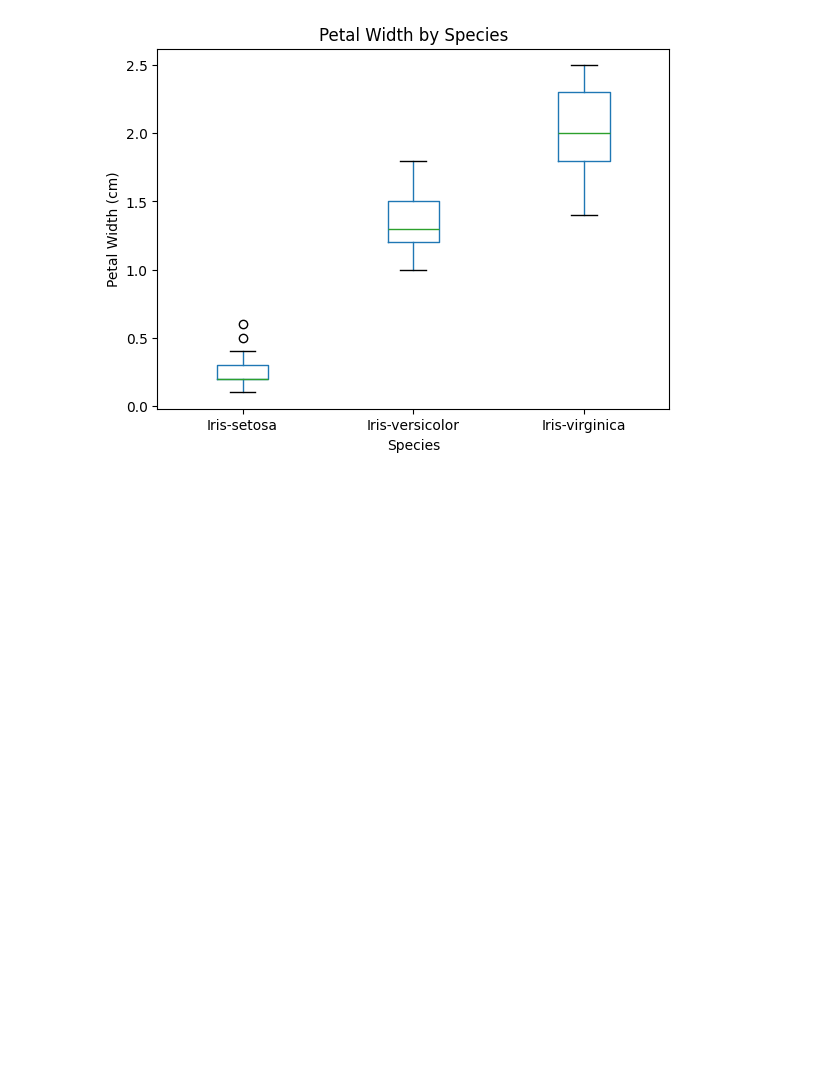
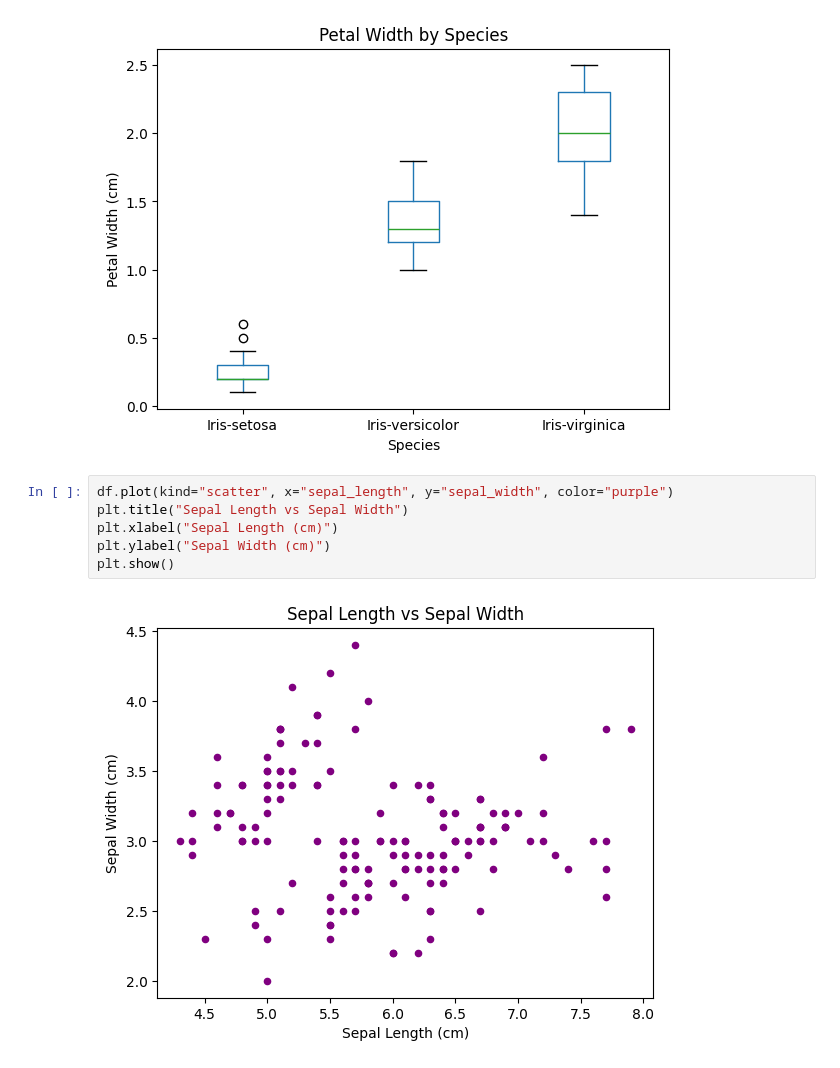
Before and after one commit to DavisReinhard/iris-analysis-group1, a Jupyter notebook: iris_project.ipynb, the cells around one changed output. Saved outputs shown, nothing was run; the diff lists cells and outputs as text; blank space fills up the shorter version.

Commit message:
With Scatter Plots Included

```diff
--- a/iris_project.ipynb
+++ b/iris_project.ipynb
@@ -391,3 +391,11 @@ plt.ylabel("Petal Width (cm)")
 plt.show()
 # %% [output]
 [figure]
+# %%
+df.plot(kind="scatter", x="sepal_length", y="sepal_width", color="purple")
+plt.title("Sepal Length vs Sepal Width")
+plt.xlabel("Sepal Length (cm)")
+plt.ylabel("Sepal Width (cm)")
+plt.show()
+# %% [output]
+[figure, added]
```
Also changed, not shown: parts of 2 cells of this notebook.
